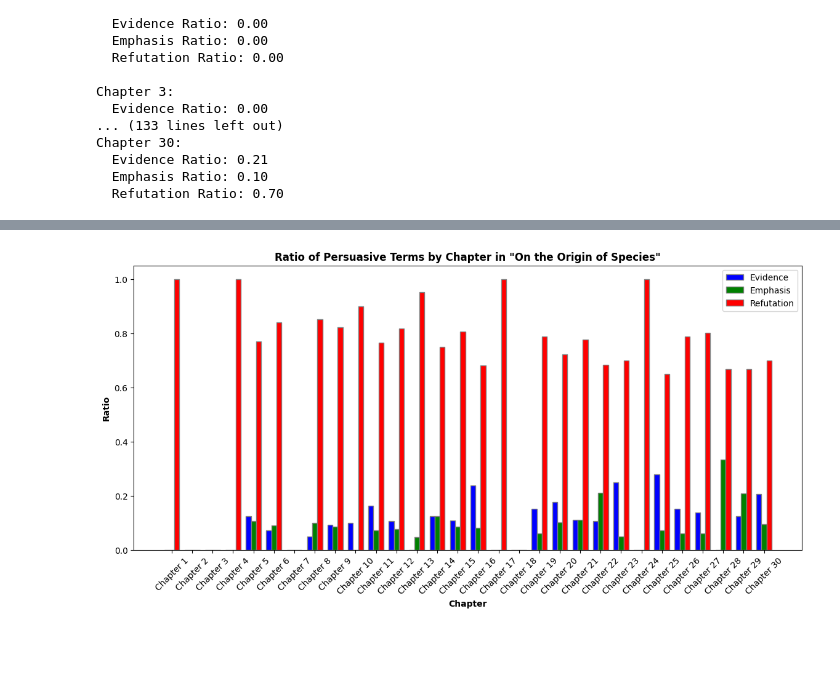
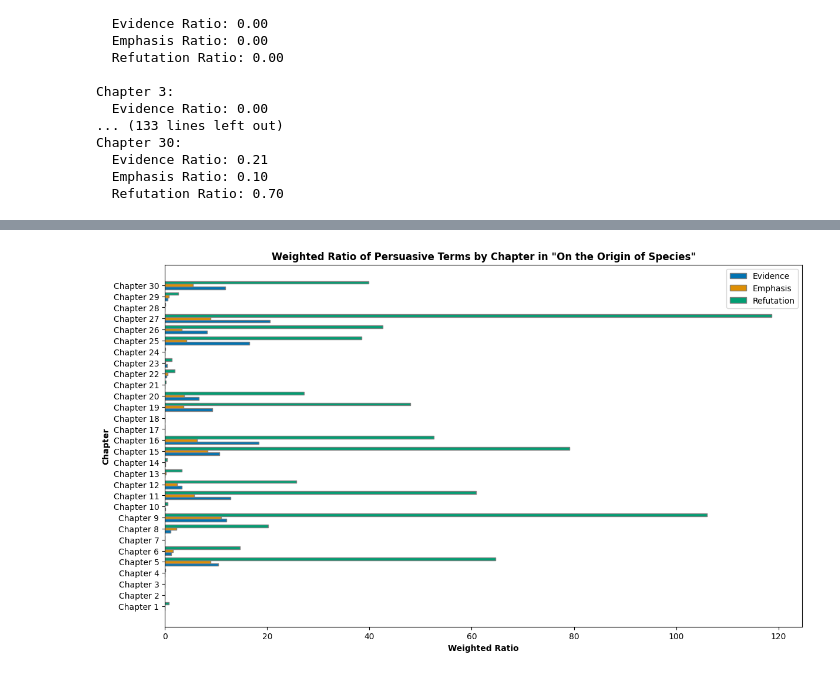
Before and after one commit to Compcode1/darwin-analysis, a Jupyter notebook: text_processing_practice.ipynb, the cells around one changed output, grey strips where cells are left out. Cells and saved outputs as stored; diff of their text form; code cells hidden in the pictures; blank space fills up the shorter version.

Commit message:
Updated text processing practice notebook

```diff
--- a/text_processing_practice.ipynb
+++ b/text_processing_practice.ipynb
@@ -19,6 +69,6 @@ To begin, we specify the path to the text file containing *On the Origin of Spec
 # %%
-# Updated path to the text file
-file_path = '/Users/steventuschman/Desktop/Text_Processing_Practice/On the Origin of Species.txt'
+# Updated relative path to the text file
+file_path = 'On the Origin of Species.txt'
 
 # Open the file and read its contents
 with open(file_path, 'r', encoding='utf-8') as file:
@@ -196,0 +415,5 @@ In this step, we use a grouped bar chart to visually compare the ratios of evide
+# %%
+# Calculate total weighted counts for each chapter
+total_weighted_evidence = [sum(counts) for counts in zip(*weighted_term_frequencies['evidence'].values())]
+total_weighted_emphasis = [sum(counts) for counts in zip(*weighted_term_frequencies['emphasis'].values())]
+total_weighted_refutation = [sum(counts) for counts in zip(*weighted_term_frequencies['refutation'].values())]
@@ -197,31 +443,28 @@ In this step, we use a grouped bar chart to visually compare the ratios of evide
 # %%
-import matplotlib.pyplot as plt
-import numpy as np
-
-# Define chapter numbers as x-axis labels
-chapters = np.arange(1, len(evidence_ratios) + 1)
+# Define chapter numbers as y-axis labels for the horizontal bar chart
+chapters = np.arange(1, len(chapter_lengths) + 1)
 
 # Width of each bar
 bar_width = 0.25
 
 # Positions for the bars
 r1 = np.arange(len(chapters))
 r2 = [x + bar_width for x in r1]
 r3 = [x + bar_width for x in r2]
 
-# Plotting grouped bars
-plt.figure(figsize=(14, 6))
-plt.bar(r1, evidence_ratios, color='b', width=bar_width, edgecolor='grey', label='Evidence')
-plt.bar(r2, emphasis_ratios, color='g', width=bar_width, edgecolor='grey', label='Emphasis')
-plt.bar(r3, refutation_ratios, color='r', width=bar_width, edgecolor='grey', label='Refutation')
+# Plotting grouped horizontal bars for weighted frequencies
+plt.figure(figsize=(14, 8))
+plt.barh(r1, total_weighted_evidence, color=colors[0], height=bar_width, edgecolor='grey', label='Evidence')
+plt.barh(r2, total_weighted_emphasis, color=colors[1], height=bar_width, edgecolor='grey', label='Emphasis')
+plt.barh(r3, total_weighted_refutation, color=colors[2], height=bar_width, edgecolor='grey', label='Refutation')
 
 # Adding labels and title
-plt.xlabel('Chapter', fontweight='bold')
-plt.ylabel('Ratio', fontweight='bold')
-plt.title('Ratio of Persuasive Terms by Chapter in "On the Origin of Species"', fontweight='bold')
-plt.xticks([r + bar_width for r in range(len(chapters))], [f"Chapter {i}" for i in chapters], rotation=45)
+plt.ylabel('Chapter', fontweight='bold')
+plt.xlabel('Weighted Ratio', fontweight='bold')
+plt.title('Weighted Ratio of Persuasive Terms by Chapter in "On the Origin of Species"', fontweight='bold')
+plt.yticks([r + bar_width for r in range(len(chapters))], [f"Chapter {i}" for i in chapters])
 plt.legend()
 
 plt.show()
 # %% [output]
-[figure, old version]
+[figure, new version]
```
Also changed, not shown: parts of 20 cells of this notebook.
